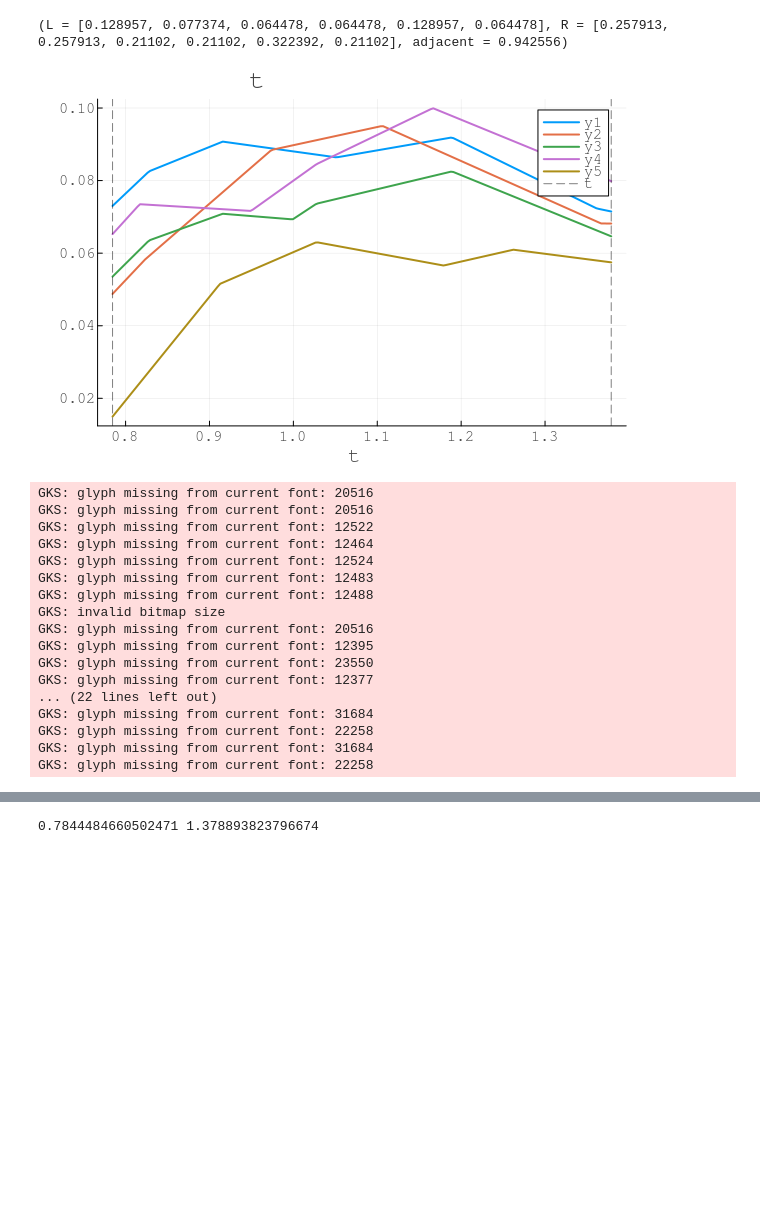
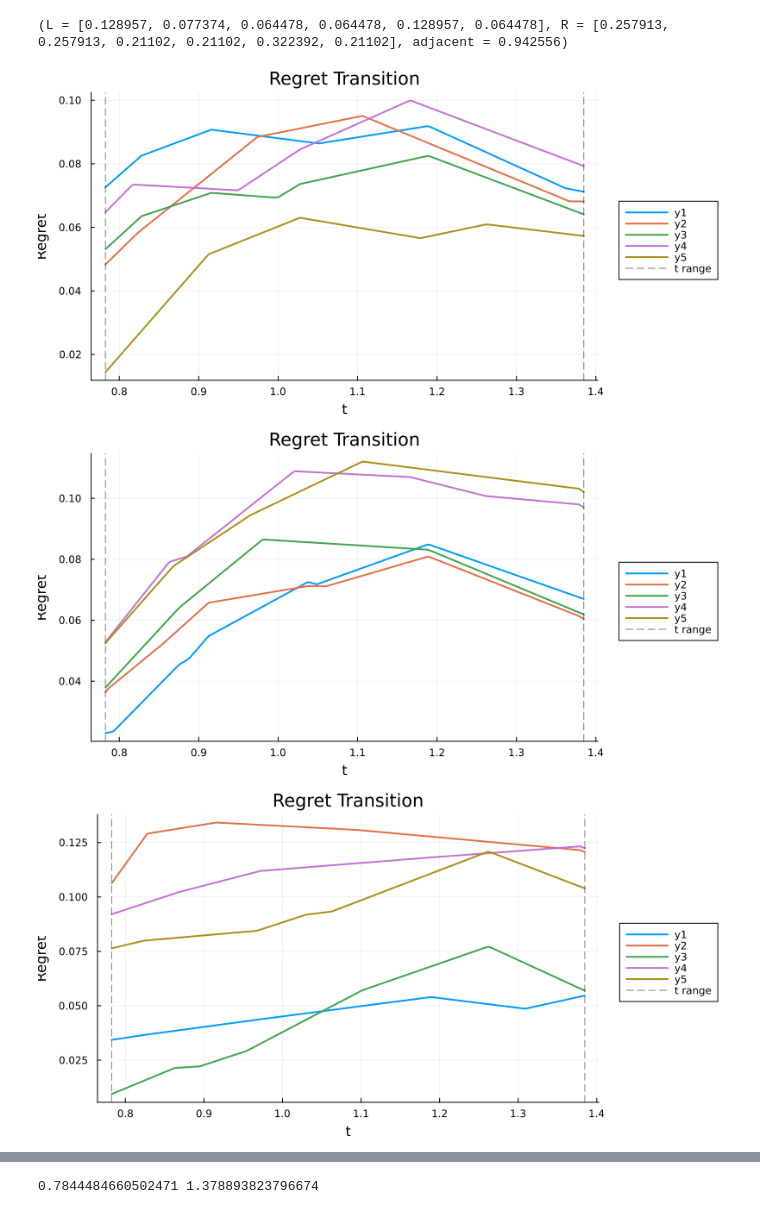
Before and after one commit to serori521/Interval-AHP-alt-rank, a Jupyter notebook: src/rank_change_interval.ipynb, the cells around one changed output, grey strips where cells are left out. Saved outputs shown, nothing was run; the diff lists cells and outputs as text; code cells hidden in the pictures; blank space fills up the shorter version.

Commit message:
11/12 プロット　utility 5の時わかりやすい結果に

```diff
--- a/src/rank_change_interval.ipynb
+++ b/src/rank_change_interval.ipynb
@@ -38,28 +38,14 @@ println(methodW[2])
 # %% [output]
 (L = [0.128957, 0.077374, 0.064478, 0.064478, 0.128957, 0.064478], R = [0.257913, 0.257913, 0.21102, 0.21102, 0.322392, 0.21102], adjacent = 0.942556)
 # %%
-
-t_range = find_optimal_trange(methodW[1].L,methodW[1].R)
+t_range = find_optimal_trange(methodW[2].L,methodW[2].R)
 
 # プロット生成
-p = plot_regret_transition(utility[5], methodW, t_range)
-display(p)
+for i in 5:10
+    p = plot_regret_transition(utility[i], methodW, t_range)
+    display(p)
+end
 # %% [output]
-[figure, old version]
+[figure, new version]
-GKS: glyph missing from current font: 20516
-GKS: glyph missing from current font: 20516
-GKS: glyph missing from current font: 12522
-GKS: glyph missing from current font: 12464
-GKS: glyph missing from current font: 12524
-GKS: glyph missing from current font: 12483
-GKS: glyph missing from current font: 12488
-GKS: invalid bitmap size
-GKS: glyph missing from current font: 20516
-GKS: glyph missing from current font: 12395
-GKS: glyph missing from current font: 23550
-GKS: glyph missing from current font: 12377
-... (22 lines left out)
-GKS: glyph missing from current font: 31684
-GKS: glyph missing from current font: 22258
-GKS: glyph missing from current font: 31684
-GKS: glyph missing from current font: 22258
+[figure, added]
+[figure, added]
```
Also changed, not shown: parts of 1 cell of this notebook, 1 other file.
